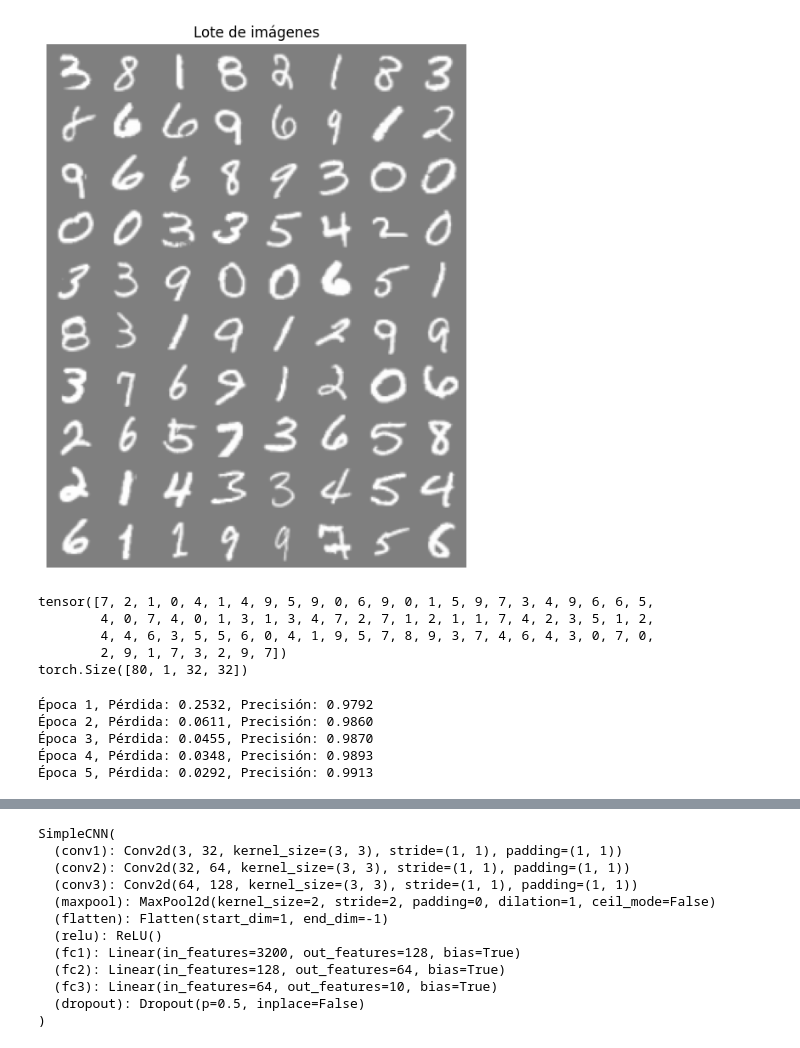
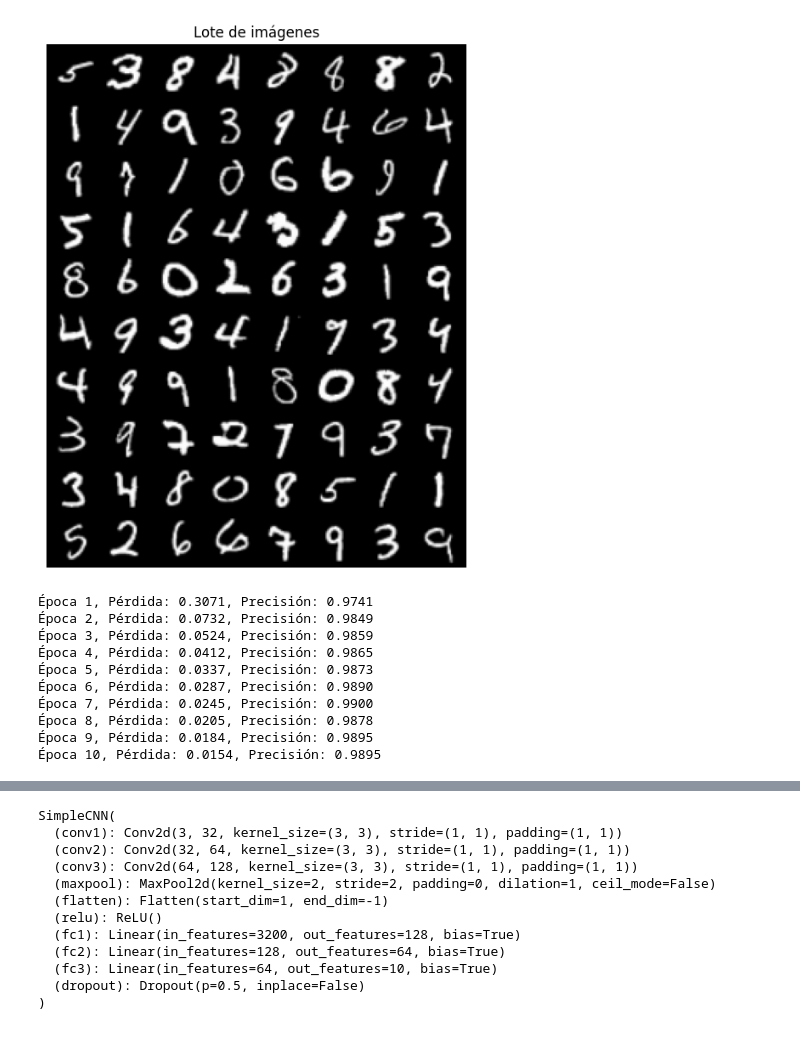
Before and after one commit to JuniorHZ19/ArquitecturasCNN, a Jupyter notebook: LeNet-5.ipynb, the cells around one changed output, grey strips where cells are left out. Saved outputs shown, nothing was run; the diff lists cells and outputs as text; code cells hidden in the pictures.

```diff
--- a/LeNet-5.ipynb
+++ b/LeNet-5.ipynb
@@ -130,32 +130,31 @@ transform = transforms.Compose([
     transforms.Grayscale(num_output_channels=1),
     transforms.Resize((32,32)),
     transforms.ToTensor(),  # Convertir las imágenes a tensores
 
 ])
 
 # Cargar el dataset CIFAR-10
 train_dataset = datasets.MNIST(root='./data', train=True, download=True, transform=transform)
 test_dataset = datasets.MNIST(root='./data', train=False, download=True, transform=transform)
 
 
 # Crear DataLoaders
 train_loader = DataLoader(train_dataset, batch_size=80, shuffle=True, num_workers=2)
 test_loader = DataLoader(test_dataset, batch_size=80, shuffle=False, num_workers=2)
 
 
 data_lote,labels_lote=next(iter(train_loader))
 
 grid = make_grid(data_lote, nrow=8, padding=2)
 
 # Convertir la cuadrícula a formato visualizable
 grid_np = grid.permute(1, 2, 0).numpy()
-grid_np = (grid_np * 0.5) + 0.5  # Desnormalizar si las imágenes están normalizadas
 
 # Mostrar la cuadrícula
 plt.figure(figsize=(20, 8))
 plt.imshow(grid_np)
 plt.axis('off')
 plt.title('Lote de imágenes')
 plt.show()
 # %% [output]
-[figure, old version]
+[figure, new version]
@@ -164,23 +161,19 @@ data_test,labels_test=next(iter(test_loader))
-# %%
-print(labels_test)
-print(data_test.shape)
-# %% [output]
-tensor([7, 2, 1, 0, 4, 1, 4, 9, 5, 9, 0, 6, 9, 0, 1, 5, 9, 7, 3, 4, 9, 6, 6, 5,
-        4, 0, 7, 4, 0, 1, 3, 1, 3, 4, 7, 2, 7, 1, 2, 1, 1, 7, 4, 2, 3, 5, 1, 2,
-        4, 4, 6, 3, 5, 5, 6, 0, 4, 1, 9, 5, 7, 8, 9, 3, 7, 4, 6, 4, 3, 0, 7, 0,
-        2, 9, 1, 7, 3, 2, 9, 7])
-torch.Size([80, 1, 32, 32])
 # %%
 # Inicializar modelo, pérdida y optimizador
 modelo = LeNet5()
 criterion = nn.CrossEntropyLoss()
 optimizer = optim.SGD(modelo.parameters(), lr=0.01, momentum=0.9)
-epochs=5
+epochs=10
 
 modelo_entrenado,optimisador_entrenado=trainModel(modelo,epochs,train_loader,test_loader,optimizer,criterion)
 # %% [output]
-Época 1, Pérdida: 0.2532, Precisión: 0.9792
-Época 2, Pérdida: 0.0611, Precisión: 0.9860
-Época 3, Pérdida: 0.0455, Precisión: 0.9870
-Época 4, Pérdida: 0.0348, Precisión: 0.9893
-Época 5, Pérdida: 0.0292, Precisión: 0.9913
+Época 1, Pérdida: 0.3071, Precisión: 0.9741
+Época 2, Pérdida: 0.0732, Precisión: 0.9849
+Época 3, Pérdida: 0.0524, Precisión: 0.9859
+Época 4, Pérdida: 0.0412, Precisión: 0.9865
+Época 5, Pérdida: 0.0337, Precisión: 0.9873
+Época 6, Pérdida: 0.0287, Precisión: 0.9890
+Época 7, Pérdida: 0.0245, Precisión: 0.9900
+Época 8, Pérdida: 0.0205, Precisión: 0.9878
+Época 9, Pérdida: 0.0184, Precisión: 0.9895
+Época 10, Pérdida: 0.0154, Precisión: 0.9895
```
Also changed, not shown: parts of 5 cells of this notebook.
